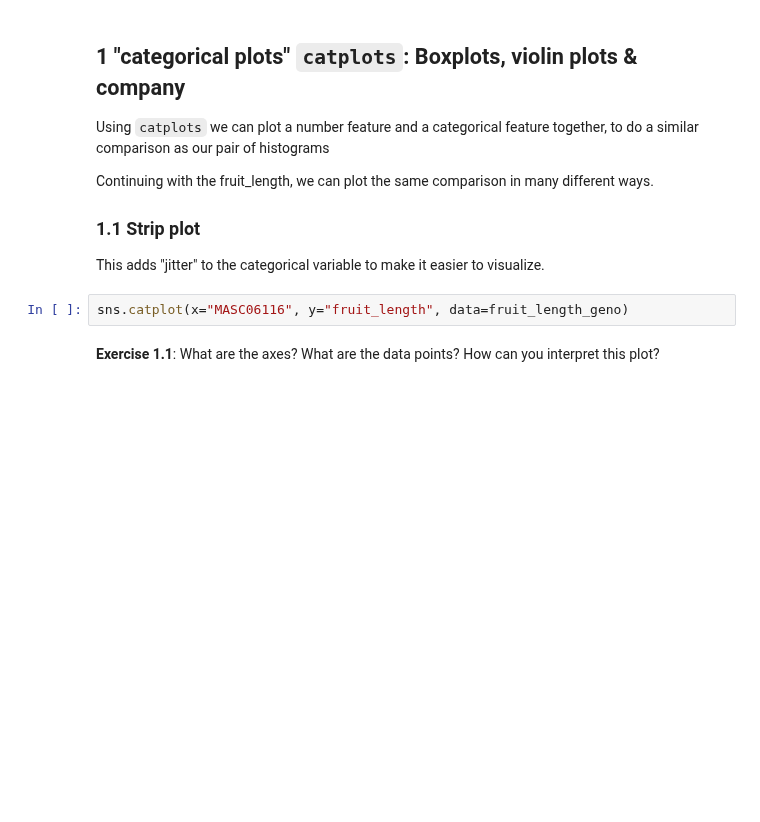
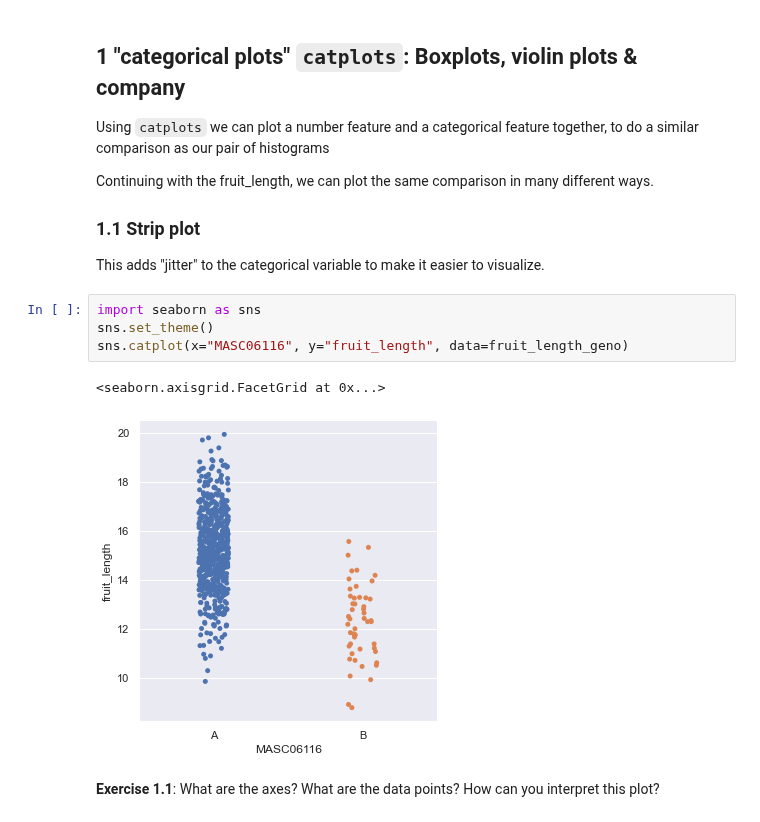
Before and after one commit to sam-delap/ds4bio, a Jupyter notebook: InClass/13_Oct19_variables_visualization.ipynb, the cells around one changed output. Drawn from its saved outputs; the diff is of its cells as text; blank space fills up the shorter version.

```diff
--- a/InClass/13_Oct17_variables_visualization.ipynb
+++ b/InClass/13_Oct19_variables_visualization.ipynb
@@ -30,7 +64,12 @@ Continuing with the fruit_length, we can plot the same comparison in many differ
 ### 1.1 Strip plot
 This adds "jitter" to the categorical variable to make it easier to visualize.
 # %%
+import seaborn as sns
+sns.set_theme()
 sns.catplot(x="MASC06116", y="fruit_length", data=fruit_length_geno)
+# %% [output]
+<seaborn.axisgrid.FacetGrid at 0x...>
+[figure, added]
 # %% [markdown]
 **Exercise 1.1**: What are the axes? What are the data points? How can you interpret this plot?
 # %%
```
Also changed, not shown: parts of 19 cells of this notebook, 2 other files.
